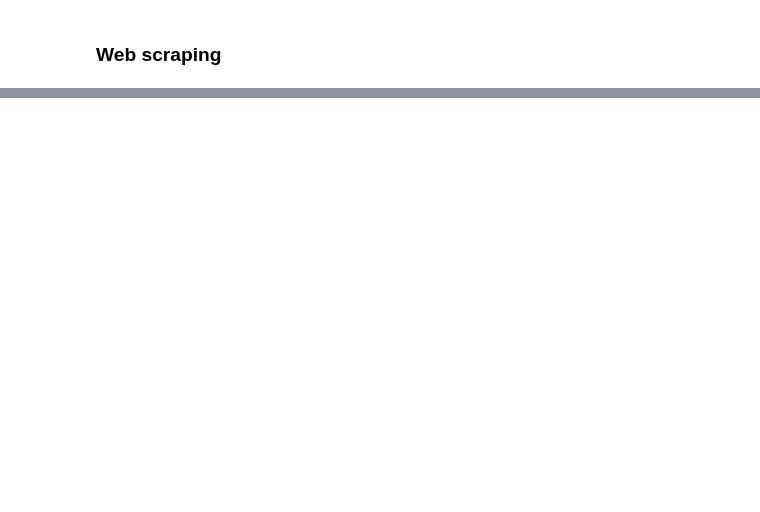
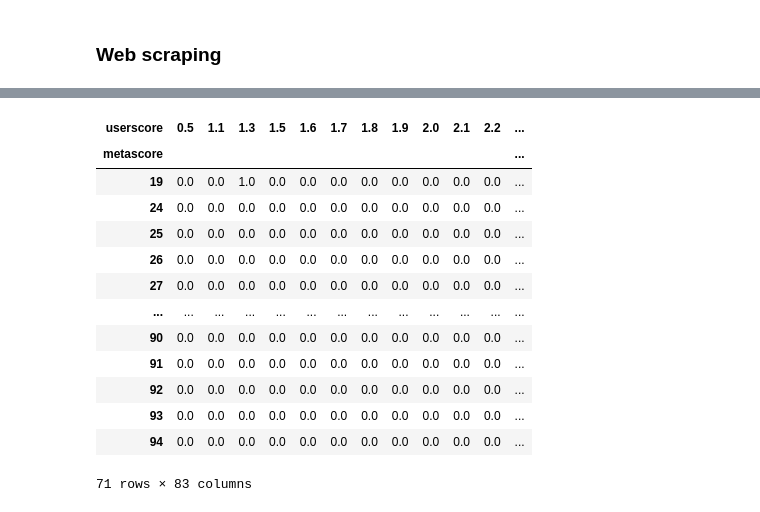
Before and after one commit to kokolight/MetacriticProject, a Jupyter notebook: DataScienceProject.ipynb, the cells around one changed output, grey strips where cells are left out. Cells and saved outputs as stored; diff of their text form; code cells hidden in the pictures; blank space fills up the shorter version.

```diff
--- a/DataScienceProject.ipynb
+++ b/DataScienceProject.ipynb
@@ -184,0 +440,30 @@ f.describe()
+# %%
+
+def cross_tabulation(df, col_name, other_col_name):
+    return pd.crosstab(df[col_name], df[other_col_name], normalize='index')
+
+def plot_cross_tabulation(df, col_names, other_col_name):
+    fig=plt.figure(figsize=(20,5))
+    for i in range(len(col_names)):
+        subplot=fig.add_subplot(1, 5, i+1)
+        sr=cross_tabulation(df,col_names[i], other_col_name)
+        one_dim_plot(sr, 'line' , subplot)
+df_crosstab = cross_tabulation(df, 'metascore', 'userscore')
+df_crosstab
+
+# plot_cross_tabulation(df, ['metascore', 'userscore'], ['average_playtime'])
+# %% [output]
+| userscore | 0.5 | 1.1 | 1.3 | 1.5 | 1.6 | 1.7 | 1.8 | 1.9 | 2.0 | 2.1 | 2.2 | ... |
+| metascore |  |  |  |  |  |  |  |  |  |  |  | ... |
+| 19 | 0.0 | 0.0 | 1.0 | 0.0 | 0.0 | 0.0 | 0.0 | 0.0 | 0.0 | 0.0 | 0.0 | ... |
+| 24 | 0.0 | 0.0 | 0.0 | 0.0 | 0.0 | 0.0 | 0.0 | 0.0 | 0.0 | 0.0 | 0.0 | ... |
+| 25 | 0.0 | 0.0 | 0.0 | 0.0 | 0.0 | 0.0 | 0.0 | 0.0 | 0.0 | 0.0 | 0.0 | ... |
+| 26 | 0.0 | 0.0 | 0.0 | 0.0 | 0.0 | 0.0 | 0.0 | 0.0 | 0.0 | 0.0 | 0.0 | ... |
+| 27 | 0.0 | 0.0 | 0.0 | 0.0 | 0.0 | 0.0 | 0.0 | 0.0 | 0.0 | 0.0 | 0.0 | ... |
+| ... | ... | ... | ... | ... | ... | ... | ... | ... | ... | ... | ... | ... |
+| 90 | 0.0 | 0.0 | 0.0 | 0.0 | 0.0 | 0.0 | 0.0 | 0.0 | 0.0 | 0.0 | 0.0 | ... |
+| 91 | 0.0 | 0.0 | 0.0 | 0.0 | 0.0 | 0.0 | 0.0 | 0.0 | 0.0 | 0.0 | 0.0 | ... |
+| 92 | 0.0 | 0.0 | 0.0 | 0.0 | 0.0 | 0.0 | 0.0 | 0.0 | 0.0 | 0.0 | 0.0 | ... |
+| 93 | 0.0 | 0.0 | 0.0 | 0.0 | 0.0 | 0.0 | 0.0 | 0.0 | 0.0 | 0.0 | 0.0 | ... |
+| 94 | 0.0 | 0.0 | 0.0 | 0.0 | 0.0 | 0.0 | 0.0 | 0.0 | 0.0 | 0.0 | 0.0 | ... |
+71 rows × 83 columns
```
Also changed, not shown: parts of 36 cells of this notebook.
